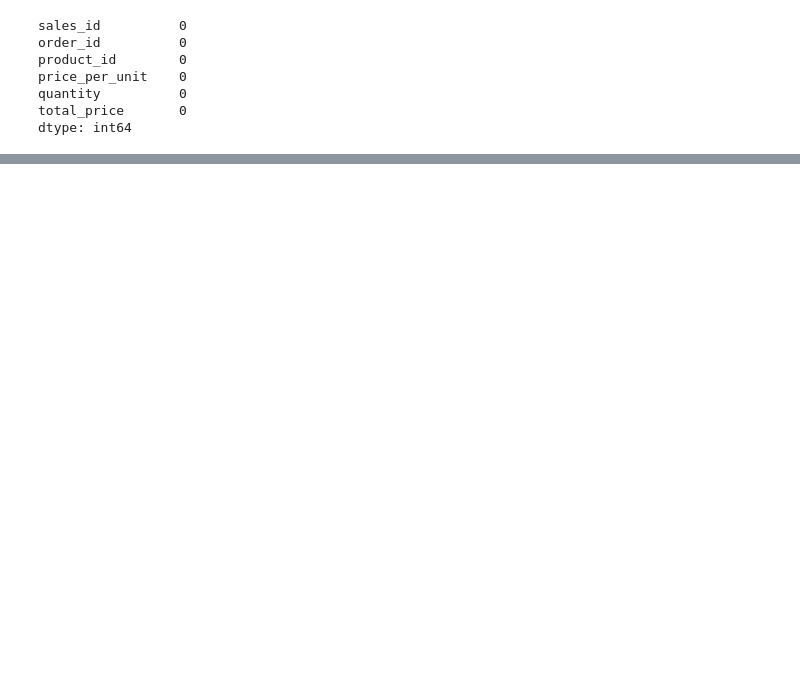
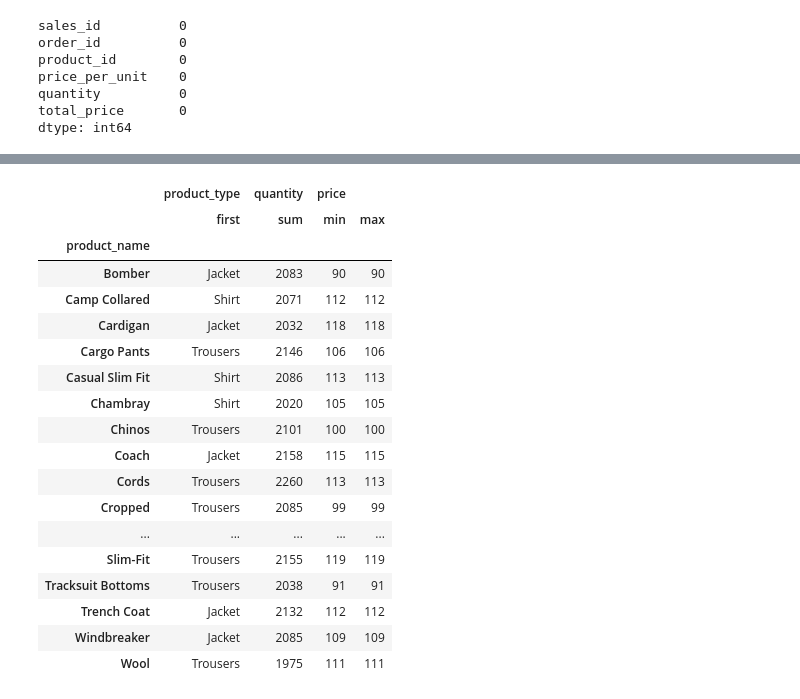
Before and after one commit to Estomihi100103/Data-Analysis-Exercise, a Jupyter notebook: Wrangling.ipynb, the cells around one changed output, grey strips where cells are left out. Drawn from its saved outputs; the diff is of its cells as text; code cells hidden in the pictures; blank space fills up the shorter version.

```diff
--- a/Wrangling.ipynb
+++ b/Wrangling.ipynb
@@ -374,0 +663,26 @@ dtype: int64
+# %%
+products_df.groupby(by="product_name").agg({
+    "product_type": "first",
+    "quantity": "sum",
+    "price": ["min", "max"]
+})
+# %% [output]
+|  | product_type | quantity | price |  |
+|  | first | sum | min | max |
+| product_name |  |  |  |  |
+| Bomber | Jacket | 2083 | 90 | 90 |
+| Camp Collared | Shirt | 2071 | 112 | 112 |
+| Cardigan | Jacket | 2032 | 118 | 118 |
+| Cargo Pants | Trousers | 2146 | 106 | 106 |
+| Casual Slim Fit | Shirt | 2086 | 113 | 113 |
+| Chambray | Shirt | 2020 | 105 | 105 |
+| Chinos | Trousers | 2101 | 100 | 100 |
+| Coach | Jacket | 2158 | 115 | 115 |
+| Cords | Trousers | 2260 | 113 | 113 |
+| Cropped | Trousers | 2085 | 99 | 99 |
+| ... | ... | ... | ... | ... |
+| Slim-Fit | Trousers | 2155 | 119 | 119 |
+| Tracksuit Bottoms | Trousers | 2038 | 91 | 91 |
+| Trench Coat | Jacket | 2132 | 112 | 112 |
+| Windbreaker | Jacket | 2085 | 109 | 109 |
+| Wool | Trousers | 1975 | 111 | 111 |
```
Also changed, not shown: parts of 62 cells of this notebook.
